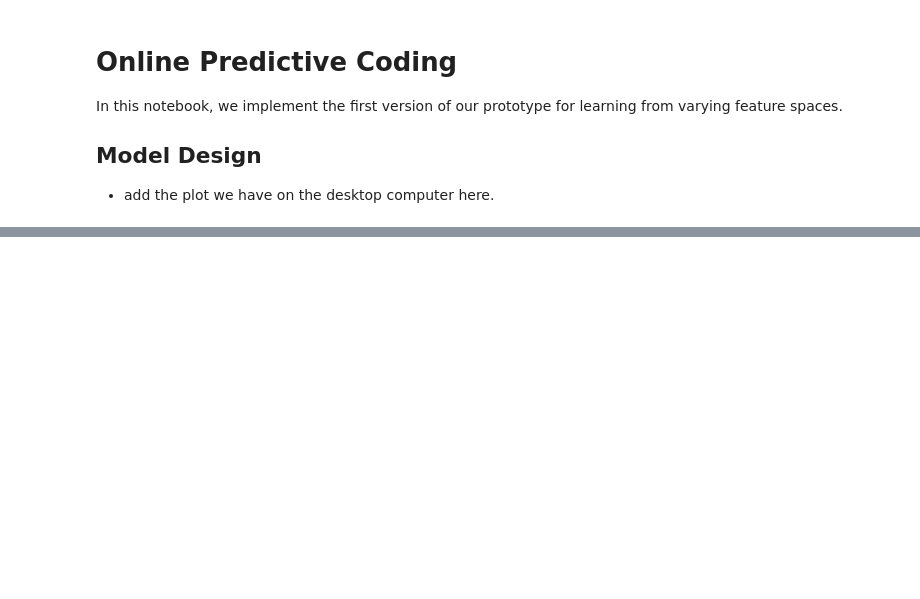
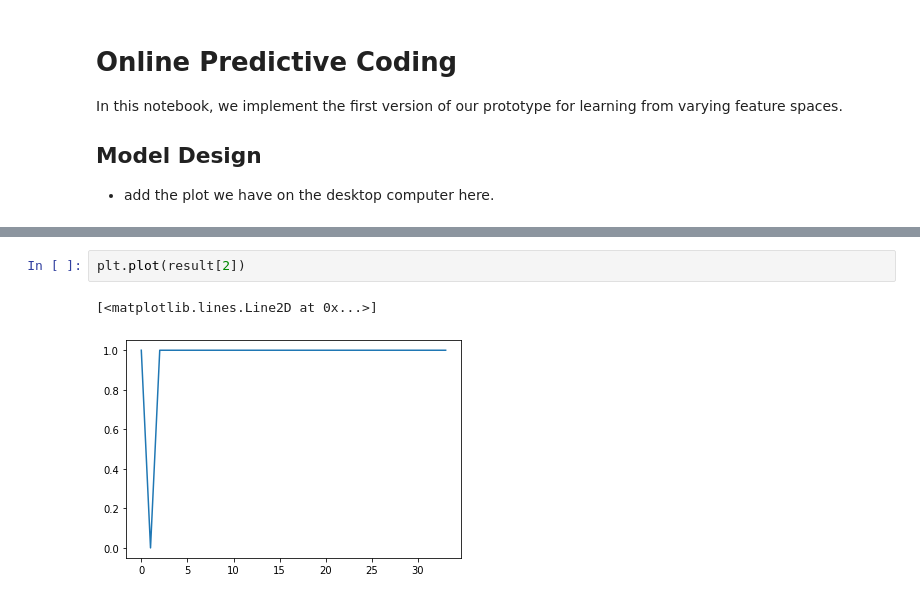
Before and after one commit to CopperWasp/PredictiveCoding, a Jupyter notebook: OnlinePredictiveCoding/online_predictive_coding.ipynb, the cells around one changed output, grey strips where cells are left out. Drawn from its saved outputs; the diff is of its cells as text; blank space fills up the shorter version.

```diff
--- a/OnlinePredictiveCoding/online_predictive_coding.ipynb
+++ b/OnlinePredictiveCoding/online_predictive_coding.ipynb
@@ -150,0 +189,5 @@ opc = OnlinePredictiveCoding(3, 20)
+# %%
+plt.plot(result[2])
+# %% [output]
+[<matplotlib.lines.Line2D at 0x...>]
+[figure, added]
```
Also changed, not shown: parts of 11 cells of this notebook, 5 other files.
